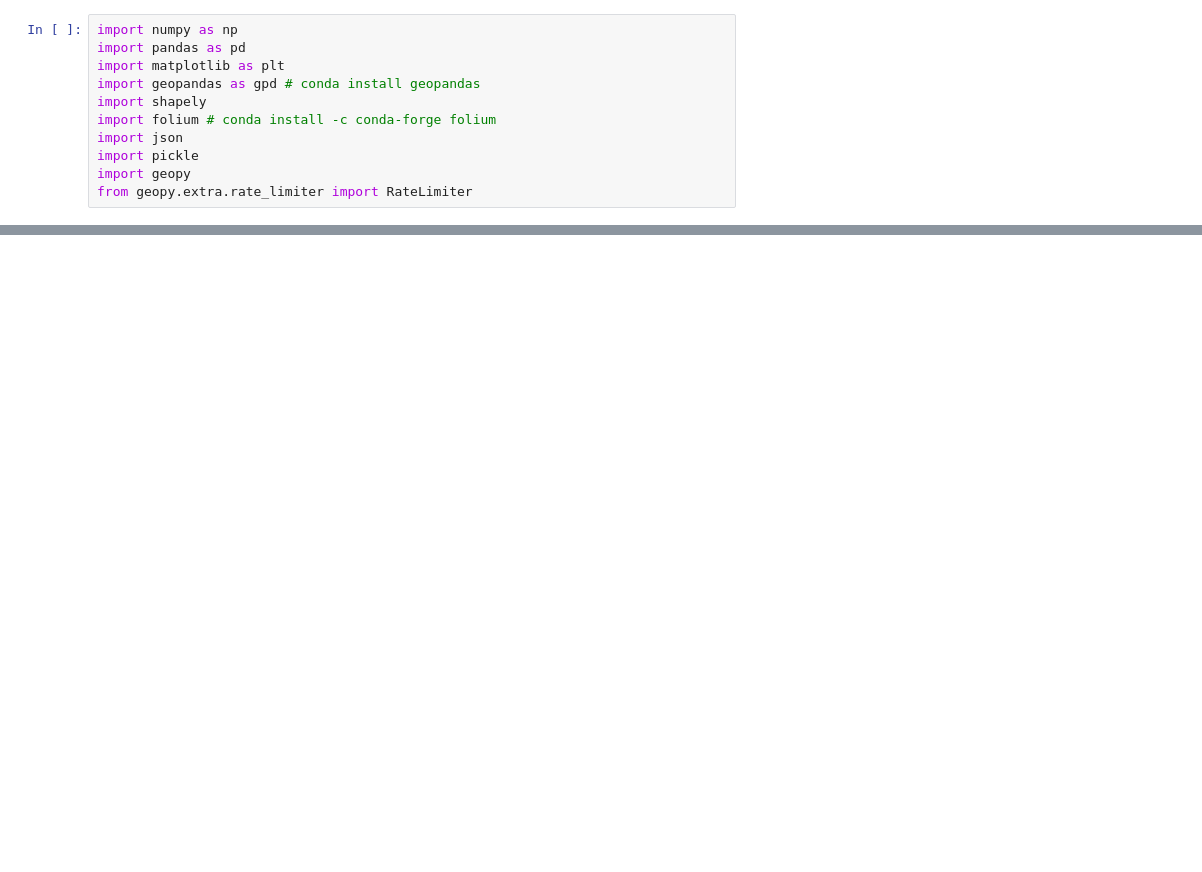
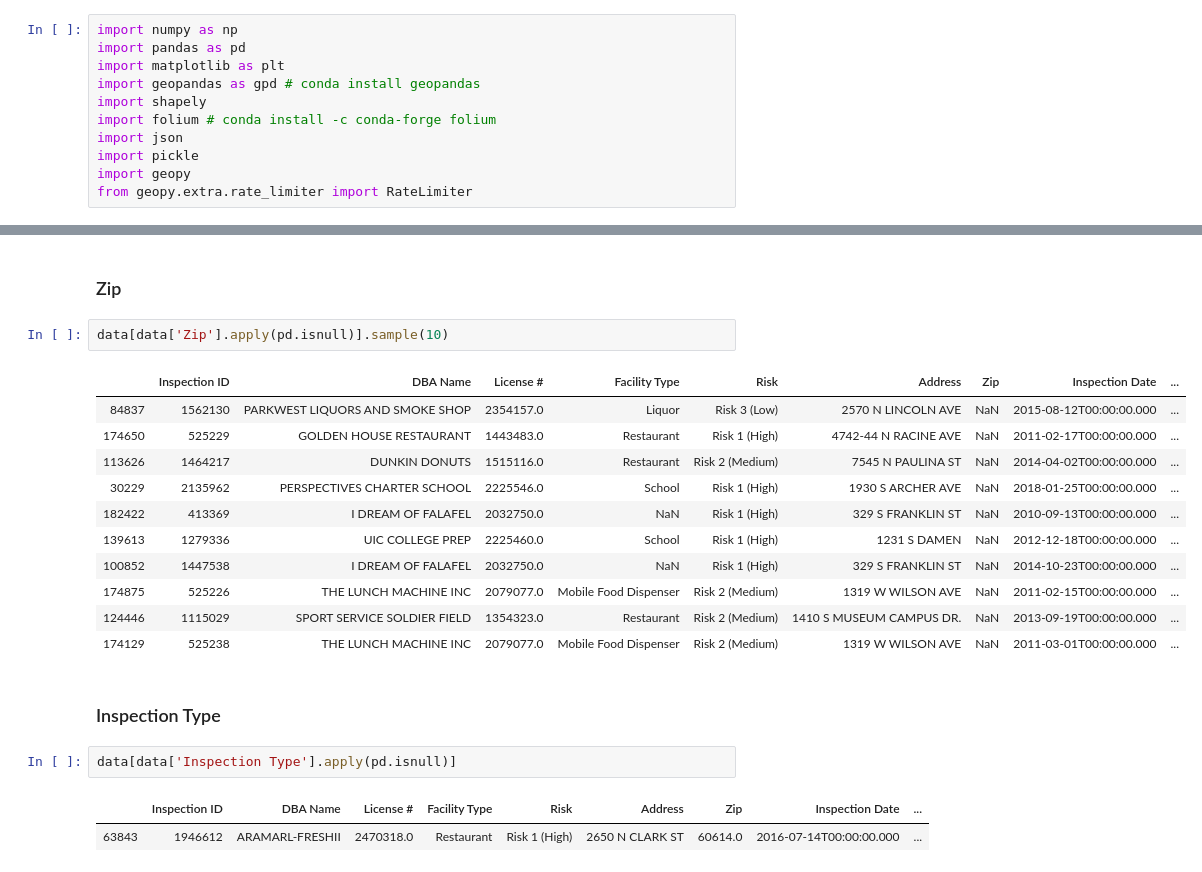
Before and after one commit to pcanas/ada-project-oejp, a Jupyter notebook: proj-notebook.ipynb, the cells around one changed output, grey strips where cells are left out. Saved outputs shown, nothing was run; the diff lists cells and outputs as text; blank space fills up the shorter version.

```diff
--- a/proj-notebook.ipynb
+++ b/proj-notebook.ipynb
@@ -13,0 +92,23 @@ data = pd.read_csv('data/food-inspections.csv').drop(['City', 'State', "Historic
+# %% [markdown]
+### Zip
+# %%
+data[data['Zip'].apply(pd.isnull)].sample(10)
+# %% [output]
+|  | Inspection ID | DBA Name | License # | Facility Type | Risk | Address | Zip | Inspection Date | ... |
+| 84837 | 1562130 | PARKWEST LIQUORS AND SMOKE SHOP | 2354157.0 | Liquor | Risk 3 (Low) | 2570 N LINCOLN AVE | NaN | 2015-08-12T00:00:00.000 | ... |
+| 174650 | 525229 | GOLDEN HOUSE RESTAURANT | 1443483.0 | Restaurant | Risk 1 (High) | 4742-44 N RACINE AVE | NaN | 2011-02-17T00:00:00.000 | ... |
+| 113626 | 1464217 | DUNKIN DONUTS | 1515116.0 | Restaurant | Risk 2 (Medium) | 7545 N PAULINA ST | NaN | 2014-04-02T00:00:00.000 | ... |
+| 30229 | 2135962 | PERSPECTIVES CHARTER SCHOOL | 2225546.0 | School | Risk 1 (High) | 1930 S ARCHER AVE | NaN | 2018-01-25T00:00:00.000 | ... |
+| 182422 | 413369 | I DREAM OF FALAFEL | 2032750.0 | NaN | Risk 1 (High) | 329 S FRANKLIN ST | NaN | 2010-09-13T00:00:00.000 | ... |
+| 139613 | 1279336 | UIC COLLEGE PREP | 2225460.0 | School | Risk 1 (High) | 1231 S DAMEN | NaN | 2012-12-18T00:00:00.000 | ... |
+| 100852 | 1447538 | I DREAM OF FALAFEL | 2032750.0 | NaN | Risk 1 (High) | 329 S FRANKLIN ST | NaN | 2014-10-23T00:00:00.000 | ... |
+| 174875 | 525226 | THE LUNCH MACHINE INC | 2079077.0 | Mobile Food Dispenser | Risk 2 (Medium) | 1319 W WILSON AVE | NaN | 2011-02-15T00:00:00.000 | ... |
+| 124446 | 1115029 | SPORT SERVICE SOLDIER FIELD | 1354323.0 | Restaurant | Risk 2 (Medium) | 1410 S MUSEUM CAMPUS DR. | NaN | 2013-09-19T00:00:00.000 | ... |
+| 174129 | 525238 | THE LUNCH MACHINE INC | 2079077.0 | Mobile Food Dispenser | Risk 2 (Medium) | 1319 W WILSON AVE | NaN | 2011-03-01T00:00:00.000 | ... |
+# %% [markdown]
+### Inspection Type
+# %%
+data[data['Inspection Type'].apply(pd.isnull)]
+# %% [output]
+|  | Inspection ID | DBA Name | License # | Facility Type | Risk | Address | Zip | Inspection Date | ... |
+| 63843 | 1946612 | ARAMARL-FRESHII | 2470318.0 | Restaurant | Risk 1 (High) | 2650 N CLARK ST | 60614.0 | 2016-07-14T00:00:00.000 | ... |
```
Also changed, not shown: parts of 25 cells of this notebook.
